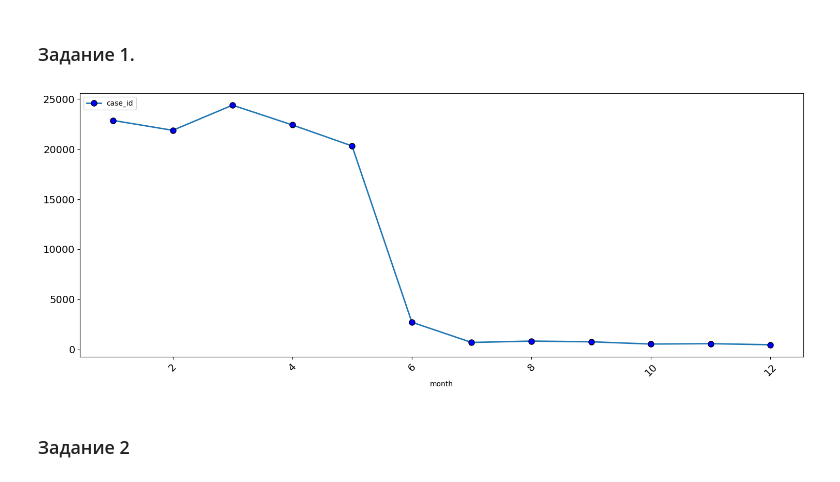
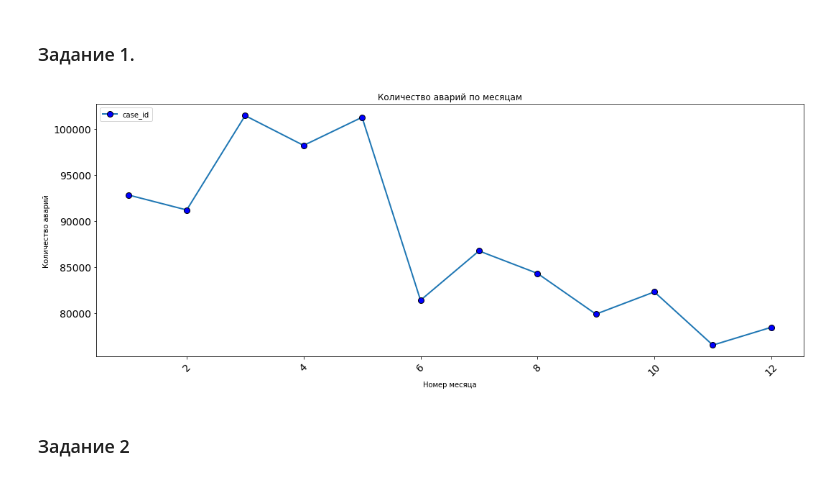
Before and after one commit to wheheheheh/carsharing-project, a Jupyter notebook: main.ipynb, the cells around one changed output. Saved outputs shown, nothing was run; the diff lists cells and outputs as text; code cells hidden in the pictures.

```diff
--- a/main.ipynb
+++ b/main.ipynb
@@ -103,8 +84,11 @@ def line_chart(data: pd.DataFrame,
                index: Union[str, List[str]],
                values: Union[str, List[str]],
                aggfunc: Union[str, Callable],
+               xlabel: str,
+               ylabel: str,
+               title: str,
                **kwargs) -> None:
-    data.pivot_table(
+    ax = data.pivot_table(
         index=index,
         values=values,
         aggfunc=aggfunc).plot(
@@ -117,7 +101,9 @@ def line_chart(data: pd.DataFrame,
             fontsize=14,
             **kwargs
         )
-
+    ax.set_xlabel(xlabel)
+    ax.set_ylabel(ylabel)
+    ax.set_title(title)
     plt.legend(loc='upper left')
     plt.xticks(rotation=45)
     plt.tight_layout()
@@ -169,0 +185,25 @@ data.head()
+# %%
+def get_data() -> Optional[pd.DataFrame]:
+    try:
+        engine = connect_to_db()
+
+        query = '''
+            SELECT
+                v.party_number, v.vehicle_type, v.vehicle_transmission, v.vehicle_age,
+                c.collision_date, c.case_id
+            FROM vehicles v
+            JOIN collisions c ON v.case_id = c.case_id
+            JOIN parties p ON v.case_id = p.case_id
+            WHERE
+                c.collision_damage != 'scratch'
+                AND p.party_type = 'car';
+
+        '''
+        data = pd.read_sql_query(query, con=engine)
+        data.collision_date = pd.to_datetime(data.collision_date)
+        data['month'] = data.collision_date.dt.month
+        data.vehicle_age = data.vehicle_age.fillna(-1).astype('int')
+        return data
+    except Exception as e:
+        print(f'Error: {e}')
+        return None
@@ -172,9 +214,16 @@ data.head()
 # %% [markdown]
 ### Задание 1.
 # %%
-line_chart(analyze_data, 'month', 'case_id', 'count')
+line_chart(
+    analyze_data,
+    'month', 'case_id',
+    'count',
+    'Номер месяца',
+    'Количество аварий',
+    'Количество аварий по месяцам'
+)
 # %% [output]
-[figure, old version]
+[figure, new version]
 # %% [markdown]
 ### Задание 2
 # %% [markdown]
```
Also changed, not shown: parts of 52 cells of this notebook, 1 other file.
